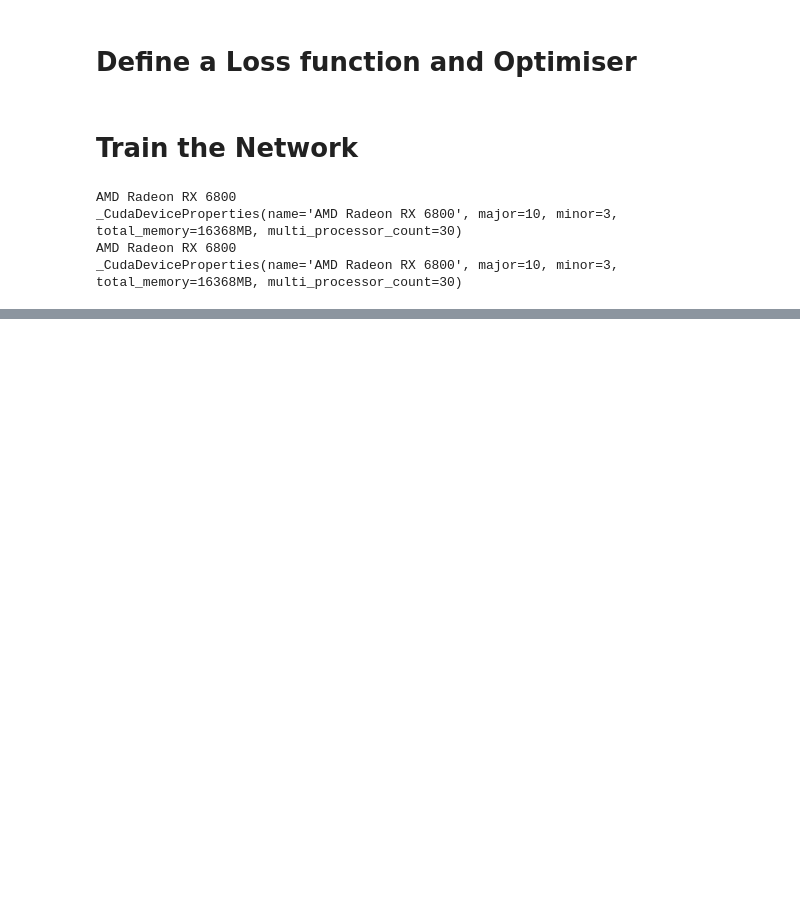
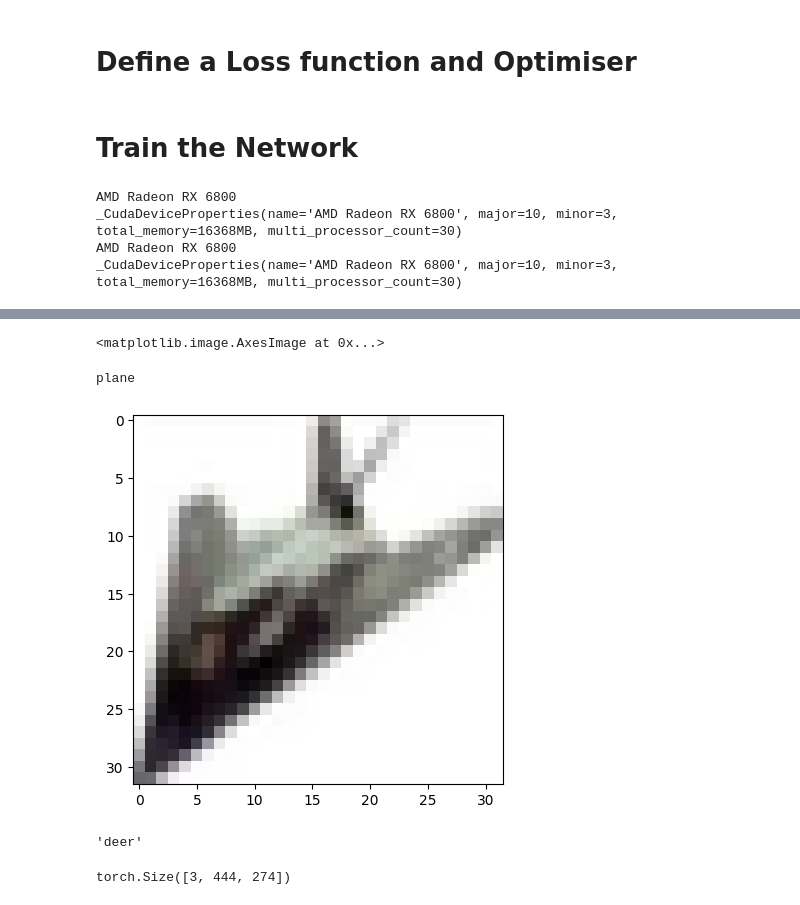
Before and after one commit to jerome3o/gpt-learning, a Jupyter notebook: tut/pytorch_training_a_classifier.ipynb, the cells around one changed output, grey strips where cells are left out. Cells and saved outputs as stored; diff of their text form; code cells hidden in the pictures; blank space fills up the shorter version.

```diff
--- a/tut/pytorch_training_a_classifier.ipynb
+++ b/tut/pytorch_training_a_classifier.ipynb
@@ -174,3 +220,27 @@ for epoch in range(10):
 # %%
 PATH = './cifar_net.pth'
 torch.save(net.state_dict(), PATH)
+# %%
+data_iter = iter(testloader)
+images, labels = next(dataiter)
+# %%
+index = 4
+img = images[index]
+
+    # img = img / 2 + 0.5
+    # npimg = img.numpy()
+    # plt.imshow(np.transpose(npimg, (1,2,0)))
+    # plt.show()
+img.size()
+img = img / 2 + 0.5
+np_img = img.numpy()
+display(plt.imshow(np.transpose(np_img, (1, 2, 0))))
+print(classes[labels[index]])
+# %% [output]
+<matplotlib.image.AxesImage at 0x...>
+plane
+[figure, added]
+# %%
+classes[labels[index]]
+# %% [output]
+'deer'
@@ -176,0 +249,4 @@ torch.save(net.state_dict(), PATH)
+# %%
+g.size()
+# %% [output]
+torch.Size([3, 444, 274])
```
Also changed, not shown: parts of 21 cells of this notebook.
